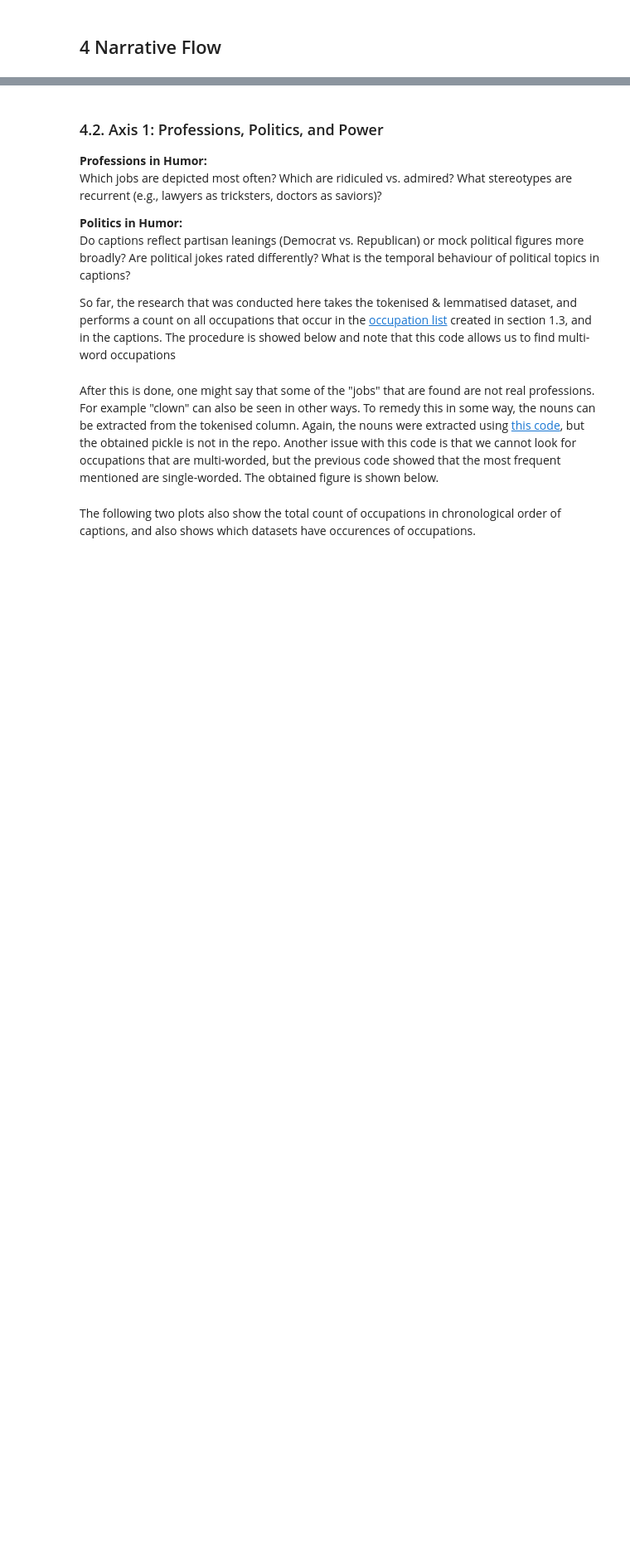
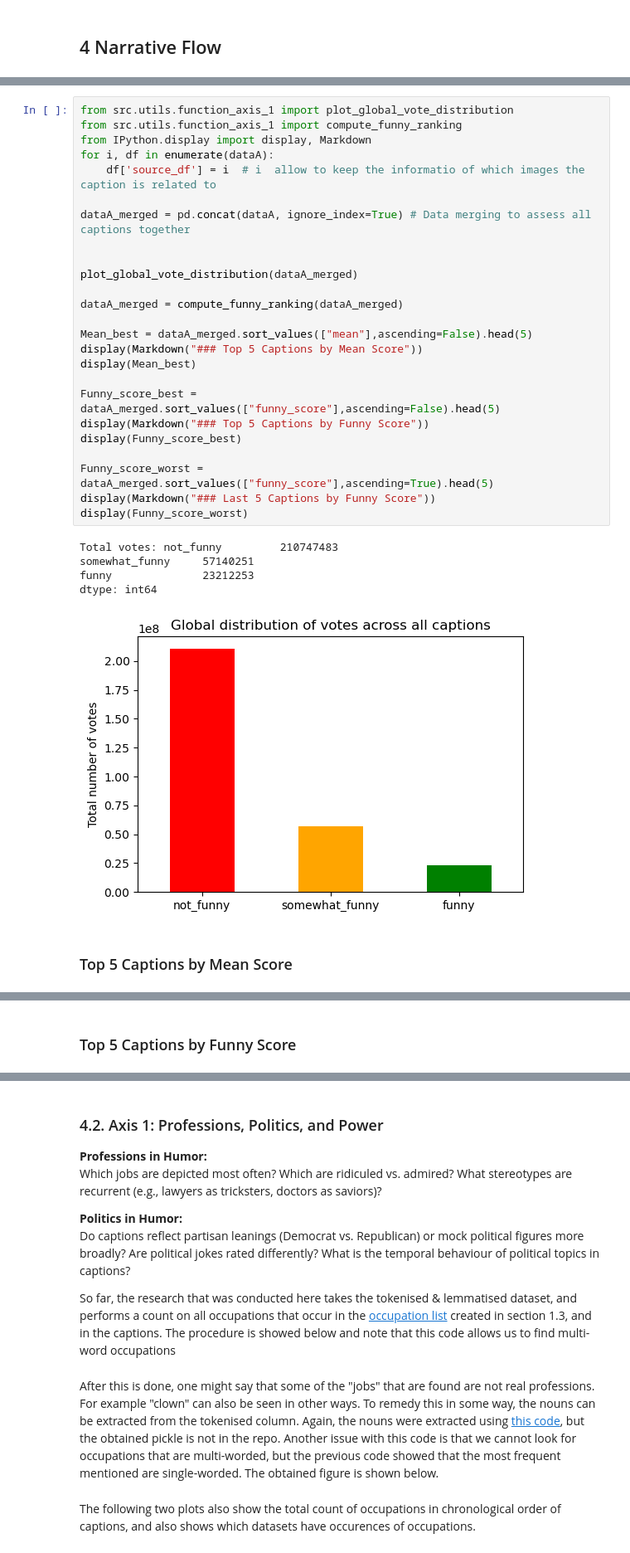
Before and after one commit to epfl-ada/ada-2025-project-adacore42, a Jupyter notebook: results copy.ipynb, the cells around one changed output, grey strips where cells are left out. Shown at 83% size. Saved outputs shown, nothing was run; the diff lists cells and outputs as text; blank space fills up the shorter version.

```diff
--- a/results copy.ipynb
+++ b/results copy.ipynb
@@ -380,0 +381,32 @@ Limitations of this similarity metric, that has to be adressed for milestone 3:
+# %%
+from src.utils.function_axis_1 import plot_global_vote_distribution
+from src.utils.function_axis_1 import compute_funny_ranking
+from IPython.display import display, Markdown
+for i, df in enumerate(dataA):
+    df['source_df'] = i  # i  allow to keep the informatio of which images the caption is related to
+
+dataA_merged = pd.concat(dataA, ignore_index=True) # Data merging to assess all captions together
+
+
+plot_global_vote_distribution(dataA_merged)
+
+dataA_merged = compute_funny_ranking(dataA_merged)
+
+Mean_best = dataA_merged.sort_values(["mean"],ascending=False).head(5)
+display(Markdown("### Top 5 Captions by Mean Score"))
+display(Mean_best)
+
+Funny_score_best = dataA_merged.sort_values(["funny_score"],ascending=False).head(5)
+display(Markdown("### Top 5 Captions by Funny Score"))
+display(Funny_score_best)
+
+Funny_score_worst = dataA_merged.sort_values(["funny_score"],ascending=True).head(5)
+display(Markdown("### Last 5 Captions by Funny Score"))
+display(Funny_score_worst)
+# %% [output]
+Total votes: not_funny         210747483
+somewhat_funny     57140251
+funny              23212253
+dtype: int64
+[figure, added]
+### Top 5 Captions by Mean Score
@@ -380,0 +419 @@ Limitations of this similarity metric, that has to be adressed for milestone 3:
+### Top 5 Captions by Funny Score
```
Also changed, not shown: parts of 3 cells of this notebook, 1 other file.
